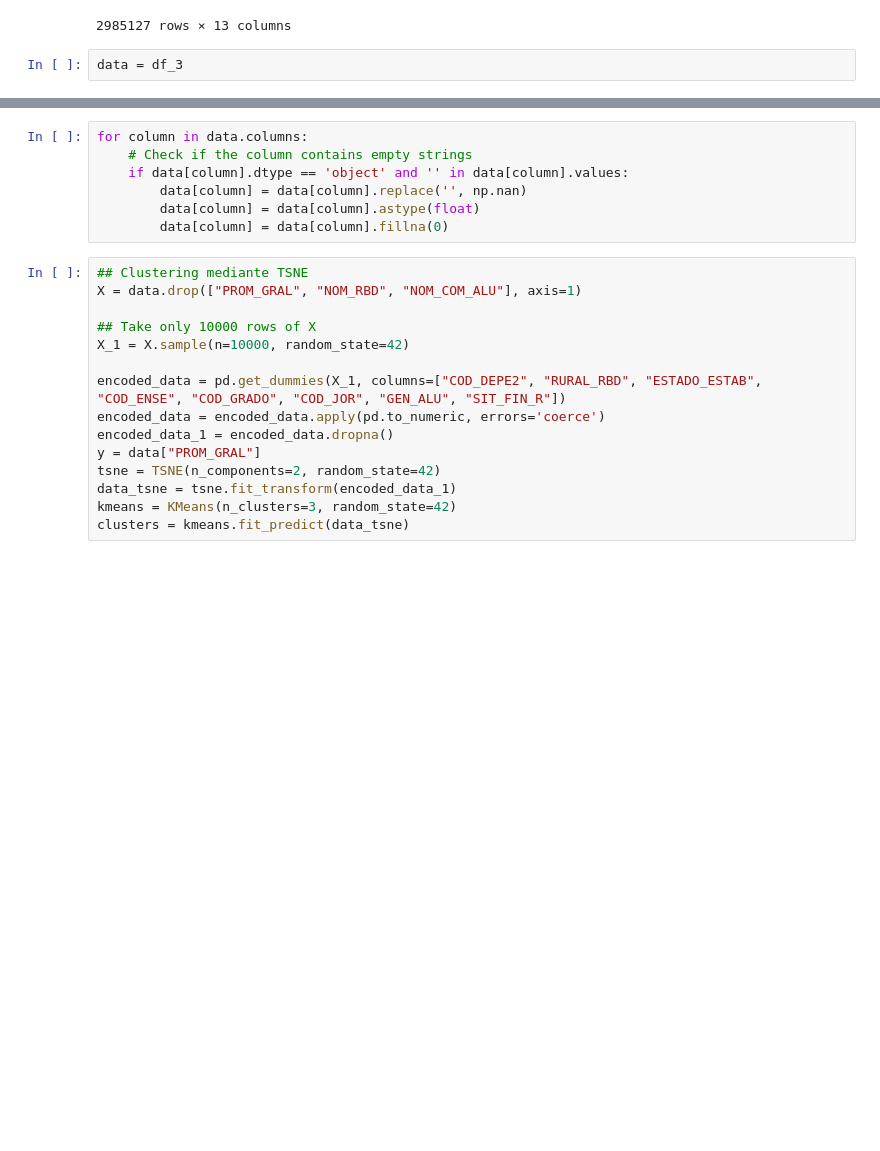
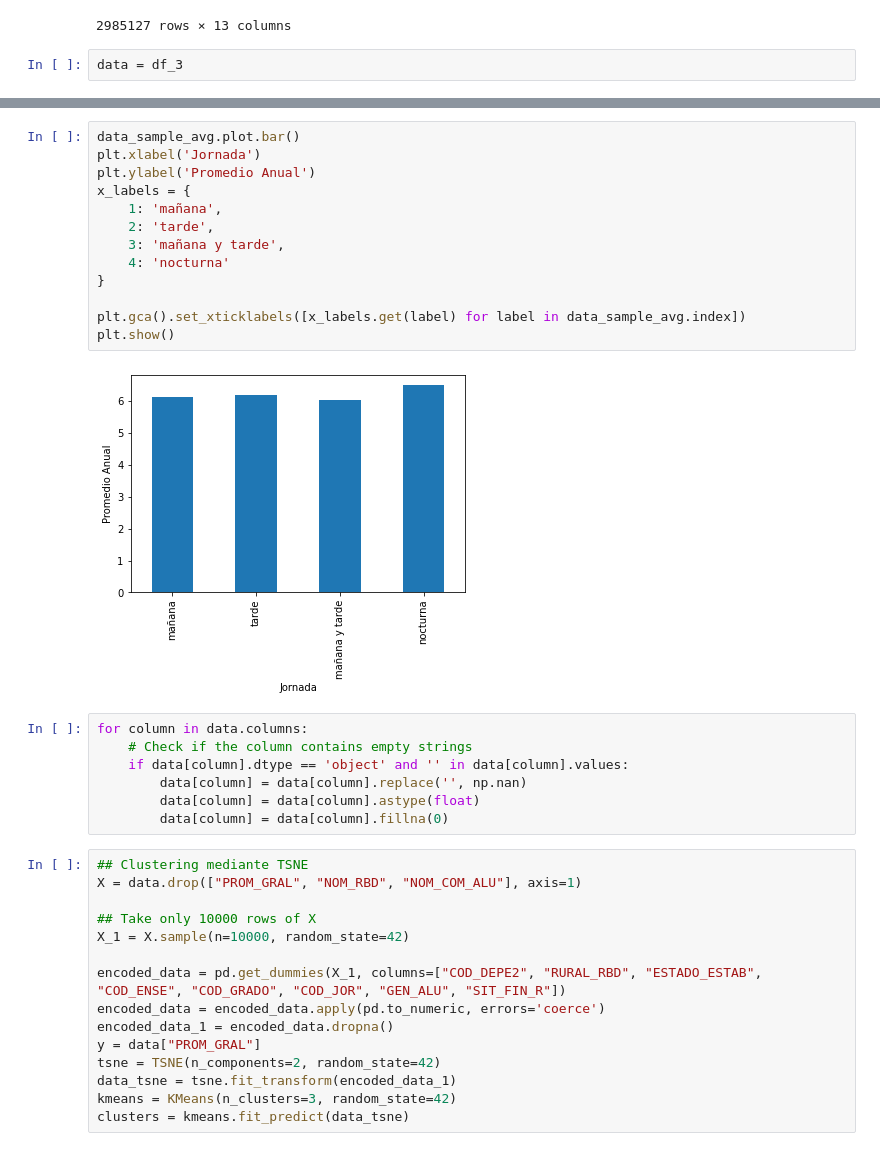
Before and after one commit to benja20029/IIC2433-Proyecto-Rendimiento-Academico, a Jupyter notebook: process_data.ipynb, the cells around one changed output, grey strips where cells are left out. Cells and saved outputs as stored; diff of their text form; blank space fills up the shorter version.

```diff
--- a/process_data.ipynb
+++ b/process_data.ipynb
@@ -144,3 +172,18 @@ data = df_3
+# %%
+data_sample_avg.plot.bar()
+plt.xlabel('Jornada')
+plt.ylabel('Promedio Anual')
+x_labels = {
+    1: 'mañana',
+    2: 'tarde',
+    3: 'mañana y tarde',
+    4: 'nocturna'
+}
+
+plt.gca().set_xticklabels([x_labels.get(label) for label in data_sample_avg.index])
+plt.show()
+# %% [output]
+[figure, added]
 # %%
 for column in data.columns:
     # Check if the column contains empty strings
```
Also changed, not shown: parts of 7 cells of this notebook.
